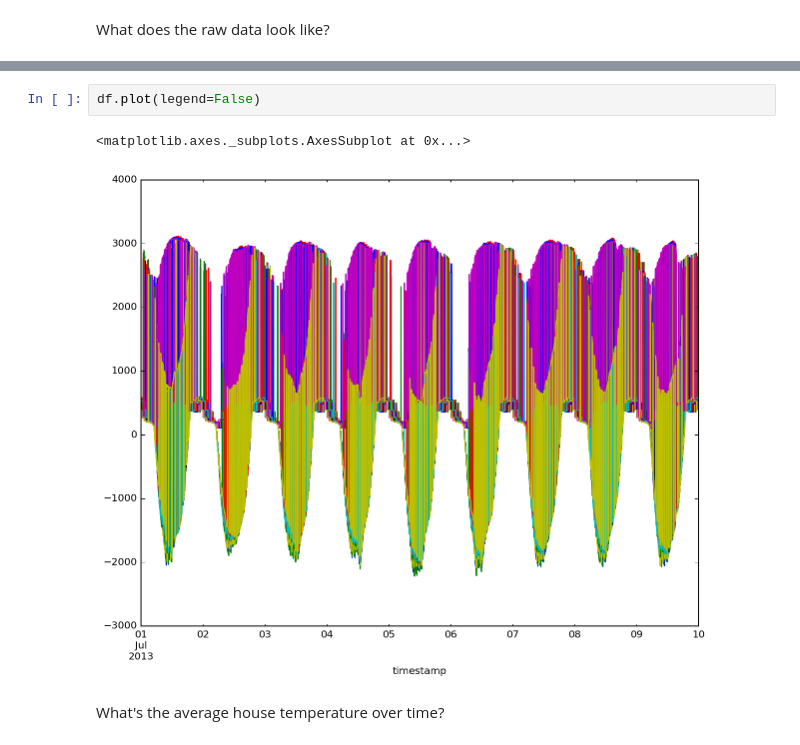
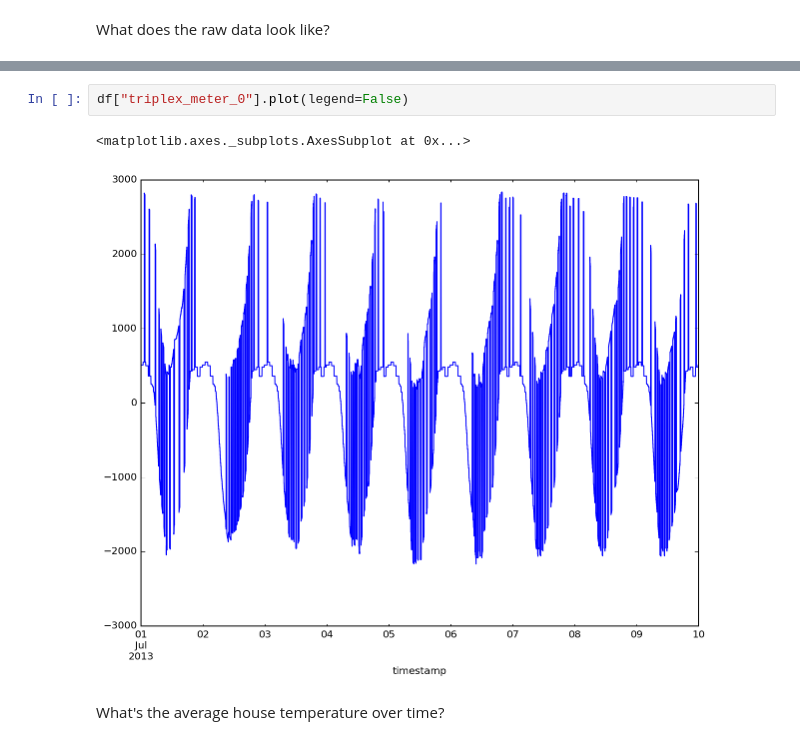
Before and after one commit to mlunacek/csdms_2016, a Jupyter notebook: notebooks/01_getting_started.ipynb, the cells around one changed output, grey strips where cells are left out. Saved outputs shown, nothing was run; the diff lists cells and outputs as text.

```diff
--- a/notebooks/01_getting_started.ipynb
+++ b/notebooks/01_getting_started.ipynb
@@ -103,8 +118,8 @@ What does the raw data look like?
 # %%
-df.plot(legend=False)
+df["triplex_meter_0"].plot(legend=False)
 # %% [output]
 <matplotlib.axes._subplots.AxesSubplot at 0x...>
-[figure, old version]
+[figure, new version]
 # %% [markdown]
 What's the average house temperature over time?
 # %%
```
Also changed, not shown: parts of 11 cells of this notebook, 12 other files.
